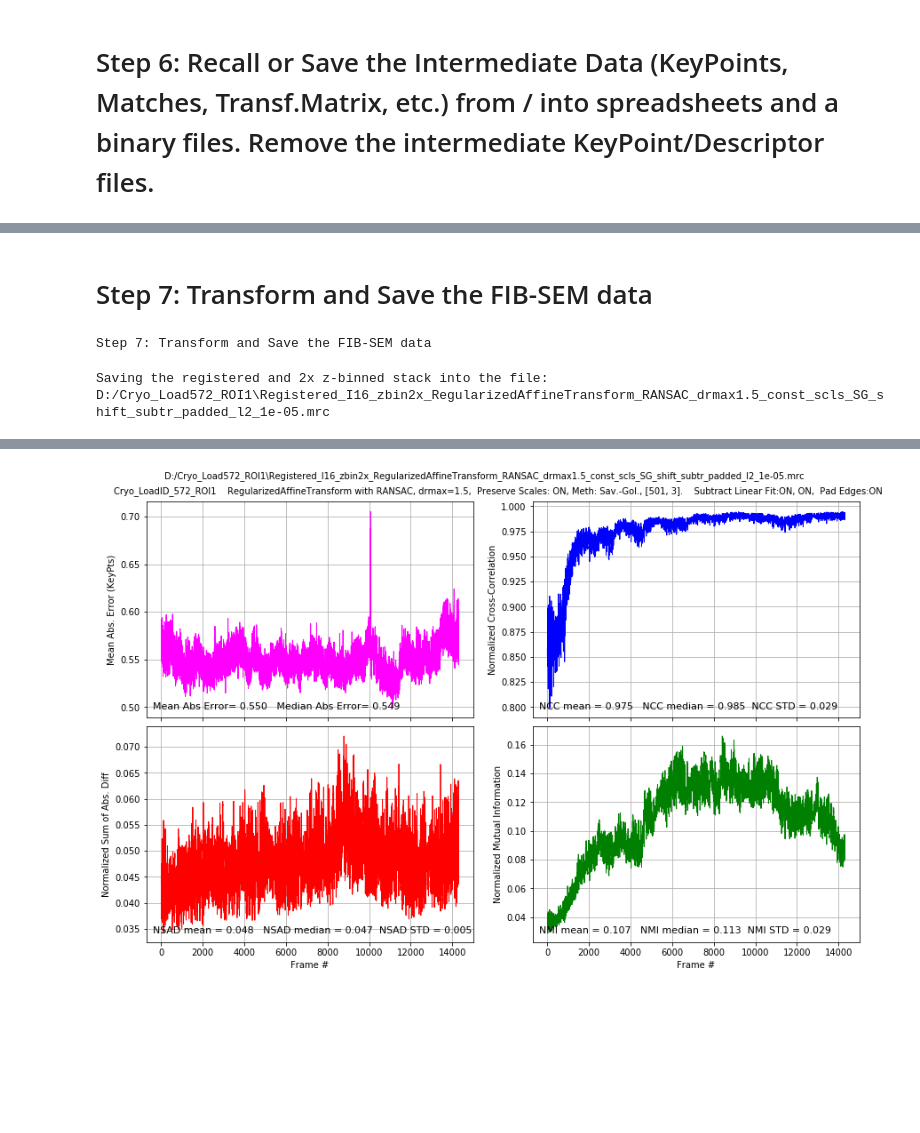
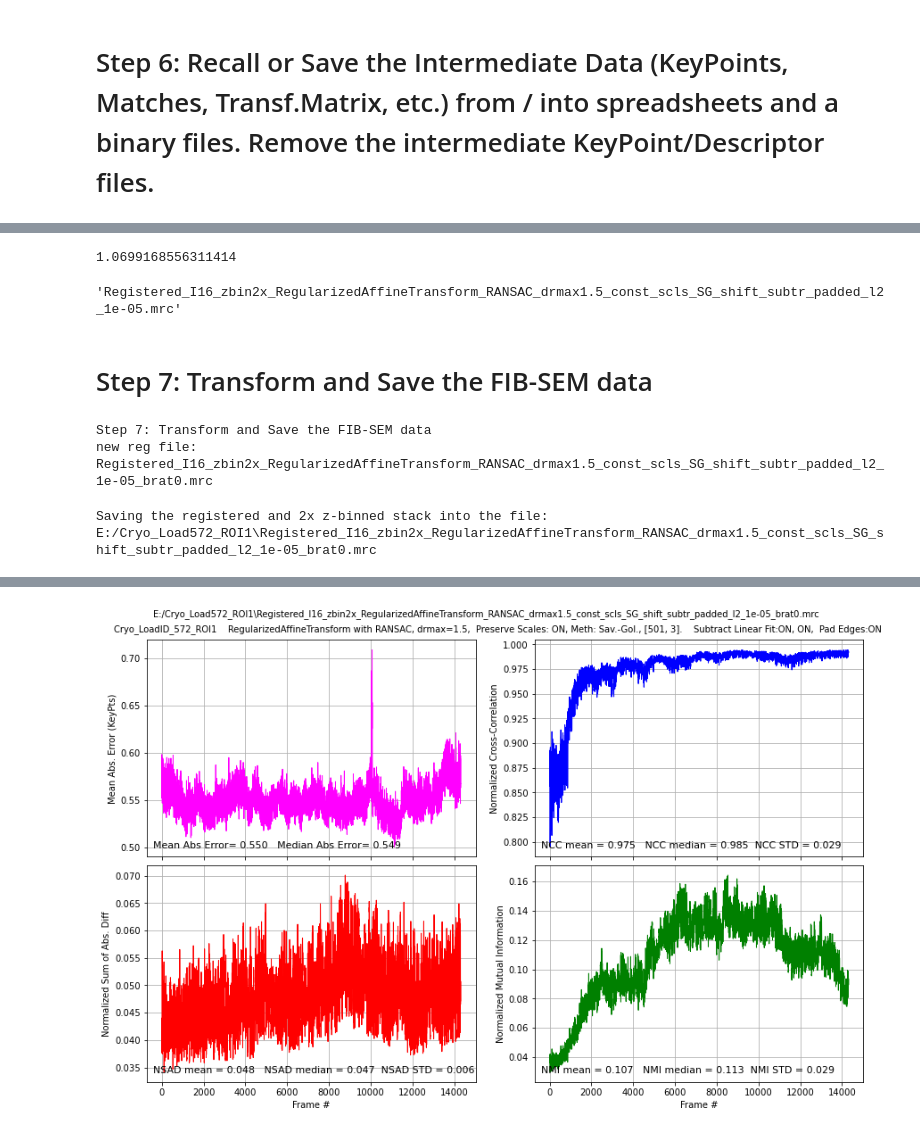
Before and after one commit to gleb-shtengel/FIB-SEM, a Jupyter notebook: Register_FIB-SEM_stack_DASK_v1.ipynb, the cells around one changed output, grey strips where cells are left out. Cells and saved outputs as stored; diff of their text form; code cells hidden in the pictures; blank space fills up the shorter version.

```diff
--- a/Register_FIB-SEM_stack_DASK_v1.ipynb
+++ b/Register_FIB-SEM_stack_DASK_v1.ipynb
@@ -57,17 +54,7 @@ Open CV version:  3.4.1
 # %% [markdown]
 # Step 0a: Set up the Processing Parameters.
 # %%
-#data_dir = 'X:/instruments/fib-sem/Y2021/Kowalczyk/FIB-SEM/CryoLID543_ROI17/dats'
-#data_dir = 'Z:/FIB-SEM SIFT align code/Test data'
-#data_dir = 'Z:/FIB-SEM SIFT align code/Test data 2 from J10/'
-#data_dir = 'F:/FIB-SEM_SIFT/LID556'
-#data_dir = 'F:/LID570_ROI4a'
-#data_dir = 'D:/LID570_ROI4b'
-data_dir = 'F:/FIB-SEM_SIFT/Test_data/LID494_ROI5_RawData'
-#data_dir = 'F:/FIB-SEM_SIFT/Test_data/AMST/subset'
-#data_dir = 'F:/FIB-SEM_SIFT/Test_data/subset1'
-#data_dir = 'F:/FIB-SEM_SIFT/Test_data/AMST/HeLa_raw'
-#data_dir = 'D:/Cryo_Load572_ROI1'
+data_dir = 'E:/Cryo_Load572_ROI1'
 
 ftype = 0   # 0 for Shan's .dat files,
             # 1 for tif files
@@ -87,6 +74,7 @@ save_matches = True     # If True, matches will be saved into individual files
 kp_max_num = 10000      # max number of key-points to be matched. Key-points in every frame are indexed (in descending order)
                         # by the strength of the response. Only kp_max_num is kept for further processing.
                         # Set this value to -1 if you want to keep ALL keypoints (may take forever to process!)
+Lowe_Ratio_Threshold = 0.72 # Threshold for Lowe's Ratio test. In original Lowe's paper set to 0.7
 
 # Uncomment one from the below choices:
 #TransformType = ShiftTransform                #  only x-shift and y-shift
@@ -185,6 +173,7 @@ SIFT_kwargs = {
     'BFMatcher' : BFMatcher,
     'save_matches' : save_matches,
     'kp_max_num' : kp_max_num,
+    'Lowe_Ratio_Threshold' : Lowe_Ratio_Threshold,
     'save_res_png' : save_res_png,
     'save_data_as_tiff' : save_data_as_tiff,
     'save_asI8' : save_asI8,
@@ -327,7 +319,7 @@ No frames selected for removal
 # %% [markdown]
 # Step 6: Recall or Save the Intermediate Data (KeyPoints, Matches, Transf.Matrix, etc.) from / into spreadsheets and a binary files.  Remove the intermediate KeyPoint/Descriptor files.
 # %%
-recall_the_data = True          # if False, the data will be saved. if True, the data will be recalled
+recall_the_data = False          # if False, the data will be saved. if True, the data will be recalled
 
 dump_filename = os.path.join(data_dir, test_dataset.fnm_reg.replace('.mrc', '_params.bin'))
 
@@ -387,3 +376,11 @@ ImgB_fr_optimal_mid = test_dataset.evaluate_ImgB_fractions(ImgB_fractions, frame
+# %%
+28.31/26.46
+# %% [output]
+1.0699168556311414
+# %%
+test_dataset.fnm_reg
+# %% [output]
+'Registered_I16_zbin2x_RegularizedAffineTransform_RANSAC_drmax1.5_const_scls_SG_shift_subtr_padded_l2_1e-05.mrc'
 # %% [markdown]
 # Step 7: Transform and Save the FIB-SEM data
 # %%
@@ -394,12 +391,10 @@ print('Step 7: Transform and Save the FIB-SEM data')
 evaluation_box = [300, 800, 200, 7000]       # optional evaluation box for defining the area over which the registration quality
                                                 # is evaluated. It can be checked in the step above. The use
                                                 # of the method below would be:
-# reg_summary = test_dataset.transform_and_save(evaluation_box=evaluation_box)
-print('original reg file: ',test_dataset.fnm_reg)
-fnm_reg_mew = 'Registered_I16_zbin2x_RegularizedAffineTransform_RANSAC_drmax1.5_const_scls_SG_shift_subtr_padded_l2_1e-05_brat0.10.mrc'
-reg_summary = test_dataset.transform_and_save(ImgB_fraction=0.10, evaluation_box=evaluation_box, fnm_reg = fnm_reg_new)
+test_dataset.fnm_reg = 'Registered_I16_zbin2x_RegularizedAffineTransform_RANSAC_drmax1.5_const_scls_SG_shift_subtr_padded_l2_1e-05_brat0.mrc'
+print('new reg file: ',test_dataset.fnm_reg)
 
-                                                # following additional keys are available:
+reg_summary = test_dataset.transform_and_save(ImgB_fraction=0.0, evaluation_box = [300, 800, 200, 7000]) # following additional keys are available:
                                                 #
                                                 # perfrom_transformation (default=True). Set to false if you want to save the raw data into a single stack
                                                 # and evaluare raw registration quality
@@ -410,4 +405,5 @@ reg_summary = test_dataset.transform_and_save(ImgB_fraction=0.10, evaluation_box
                                                 # of the image subset to be used for registration quality evaluation
 # %% [output]
 Step 7: Transform and Save the FIB-SEM data
+new reg file:  Registered_I16_zbin2x_RegularizedAffineTransform_RANSAC_drmax1.5_const_scls_SG_shift_subtr_padded_l2_1e-05_brat0.mrc
-Saving the registered and 2x z-binned stack into the file:  D:/Cryo_Load572_ROI1\Registered_I16_zbin2x_RegularizedAffineTransform_RANSAC_drmax1.5_const_scls_SG_shift_subtr_padded_l2_1e-05.mrc
+Saving the registered and 2x z-binned stack into the file:  E:/Cryo_Load572_ROI1\Registered_I16_zbin2x_RegularizedAffineTransform_RANSAC_drmax1.5_const_scls_SG_shift_subtr_padded_l2_1e-05_brat0.mrc
@@ -415 +411 @@ Wall time: 7h 37min 56s
-[figure, old version]
+[figure, new version]
```
Also changed, not shown: parts of 18 cells of this notebook.
